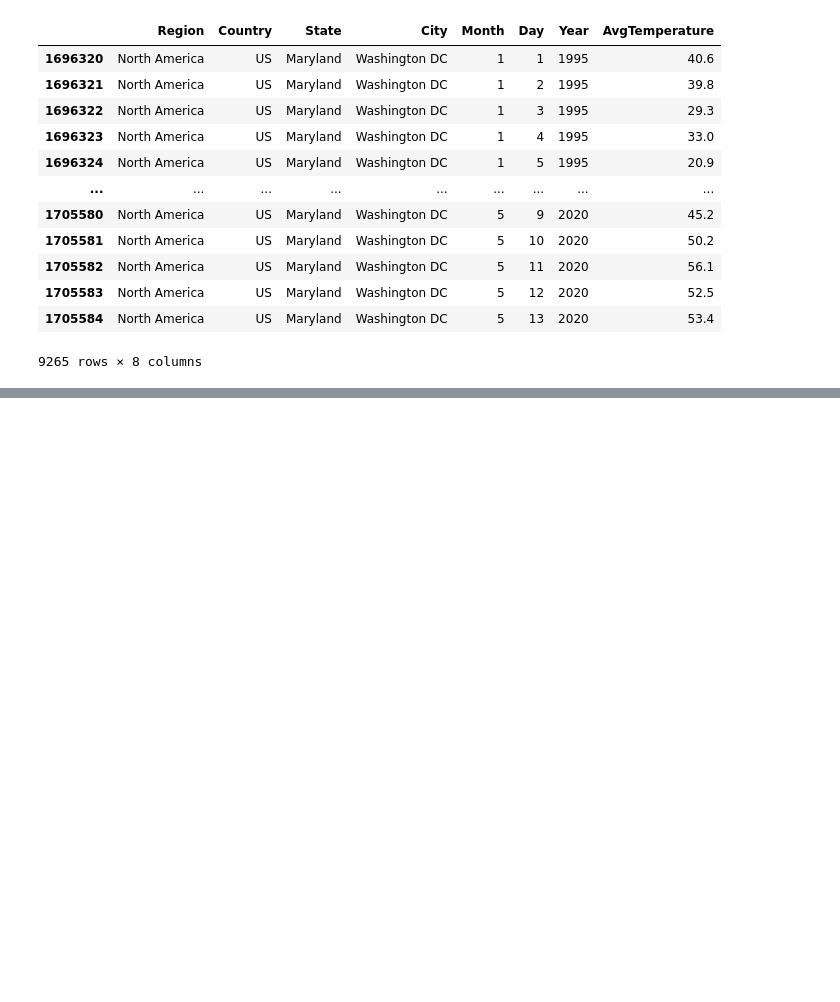
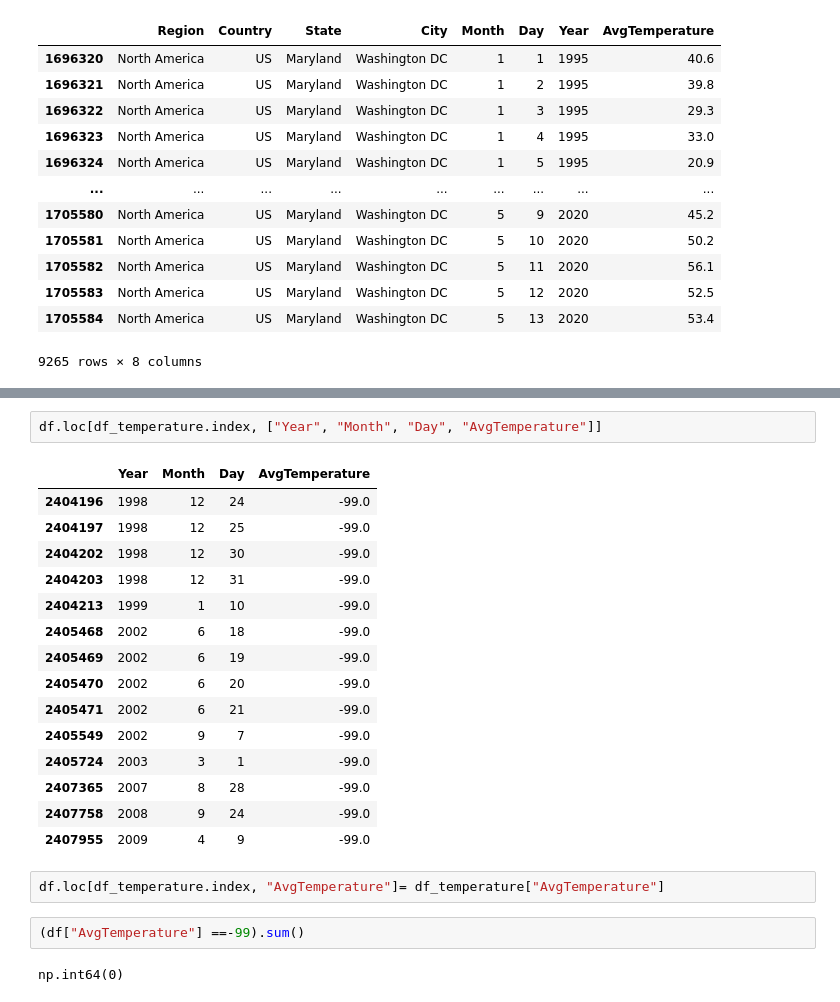
Before and after one commit to juanlopera23/temperature-time-series-analysis, a Jupyter notebook: eda.ipynb, the cells around one changed output, grey strips where cells are left out. Saved outputs shown, nothing was run; the diff lists cells and outputs as text; blank space fills up the shorter version.

```diff
--- a/eda.ipynb
+++ b/eda.ipynb
@@ -235,0 +380,24 @@ df=df_election[(df_election["City"] == "Columbus") & (df_election["State"] == "O
+# %%
+df.loc[df_temperature.index, ["Year", "Month", "Day", "AvgTemperature"]]
+# %% [output]
+|  | Year | Month | Day | AvgTemperature |
+| 2404196 | 1998 | 12 | 24 | -99.0 |
+| 2404197 | 1998 | 12 | 25 | -99.0 |
+| 2404202 | 1998 | 12 | 30 | -99.0 |
+| 2404203 | 1998 | 12 | 31 | -99.0 |
+| 2404213 | 1999 | 1 | 10 | -99.0 |
+| 2405468 | 2002 | 6 | 18 | -99.0 |
+| 2405469 | 2002 | 6 | 19 | -99.0 |
+| 2405470 | 2002 | 6 | 20 | -99.0 |
+| 2405471 | 2002 | 6 | 21 | -99.0 |
+| 2405549 | 2002 | 9 | 7 | -99.0 |
+| 2405724 | 2003 | 3 | 1 | -99.0 |
+| 2407365 | 2007 | 8 | 28 | -99.0 |
+| 2407758 | 2008 | 9 | 24 | -99.0 |
+| 2407955 | 2009 | 4 | 9 | -99.0 |
+# %%
+df.loc[df_temperature.index, "AvgTemperature"]= df_temperature["AvgTemperature"]
+# %%
+(df["AvgTemperature"] ==-99).sum()
+# %% [output]
+np.int64(0)
```
Also changed, not shown: parts of 34 cells of this notebook.
